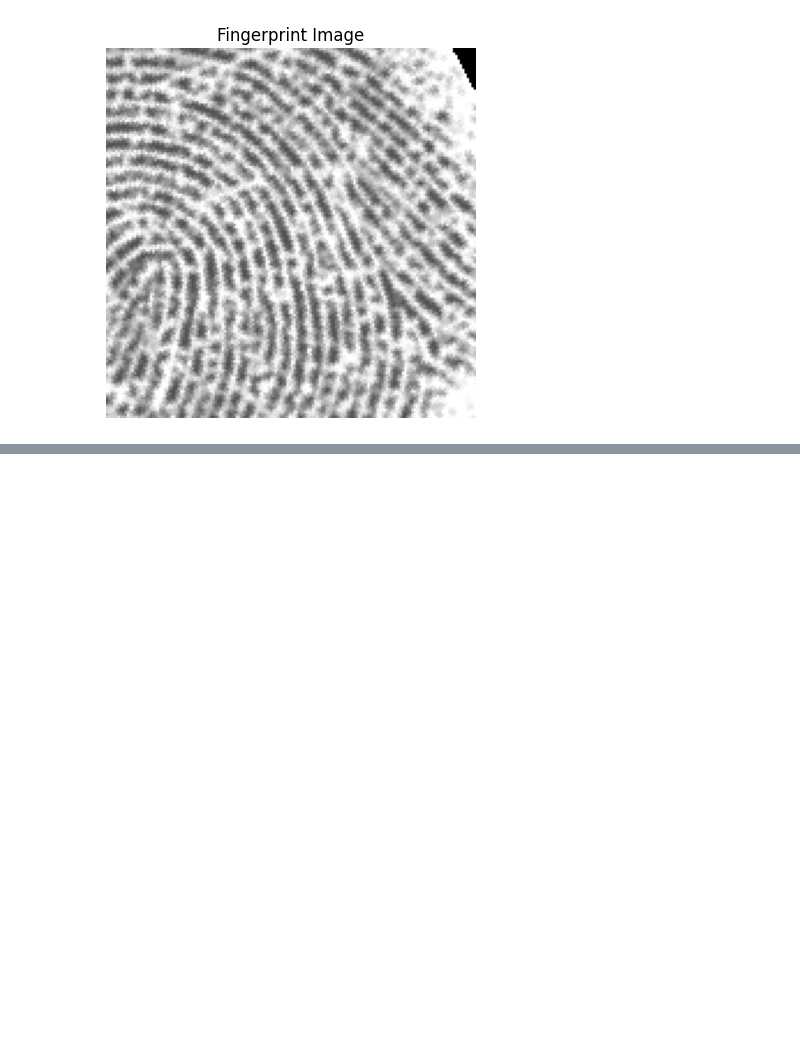
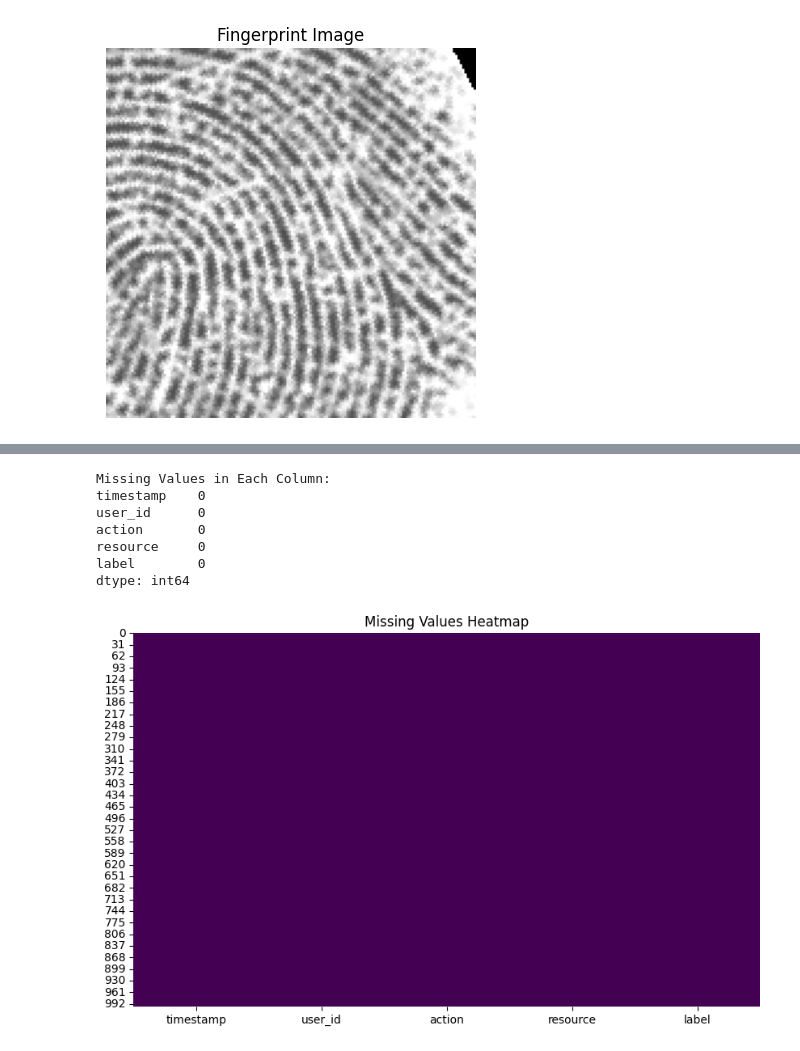
Before and after one commit to AdamMashaka/SIM_Alert, a Jupyter notebook: Graph_view.ipynb, the cells around one changed output, grey strips where cells are left out. Saved outputs shown, nothing was run; the diff lists cells and outputs as text; code cells hidden in the pictures; blank space fills up the shorter version.

```diff
--- a/Graph_view.ipynb
+++ b/Graph_view.ipynb
@@ -306,0 +250,44 @@ AttributeError: The layer sequential_10 has never been called and thus has no de
+# %%
+import pandas as pd
+import matplotlib.pyplot as plt
+import seaborn as sns
+
+# Load the dataset
+def load_dataset(file_path):
+    try:
+        df = pd.read_csv(file_path)
+        return df
+    except FileNotFoundError:
+        raise FileNotFoundError(f"File not found at path: {file_path}")
+
+# Check for missing values
+def check_missing_values(df):
+    missing_values = df.isnull().sum()
+    print("Missing Values in Each Column:")
+    print(missing_values)
+
+    # Visualize missing values
+    plt.figure(figsize=(10, 6))
+    sns.heatmap(df.isnull(), cbar=False, cmap='viridis')
+    plt.title('Missing Values Heatmap')
+    plt.show()
+
+# Example usage
+if __name__ == '__main__':
+    # Path to the dataset file
+    dataset_file_path = 'extraction/train_data/access_logs.csv'  # Ensure this path points to a valid CSV file
+
+    # Load the dataset
+    df = load_dataset(dataset_file_path)
+
+    # Check for missing values
+    check_missing_values(df)
+# %% [output]
+Missing Values in Each Column:
+timestamp    0
+user_id      0
+action       0
+resource     0
+label        0
+dtype: int64
+[figure, added]
```
Also changed, not shown: parts of 3 cells of this notebook.
